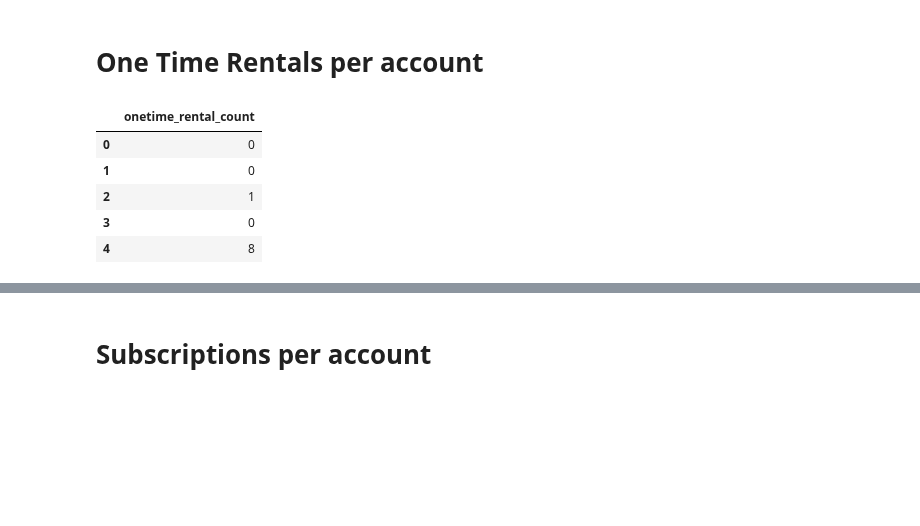
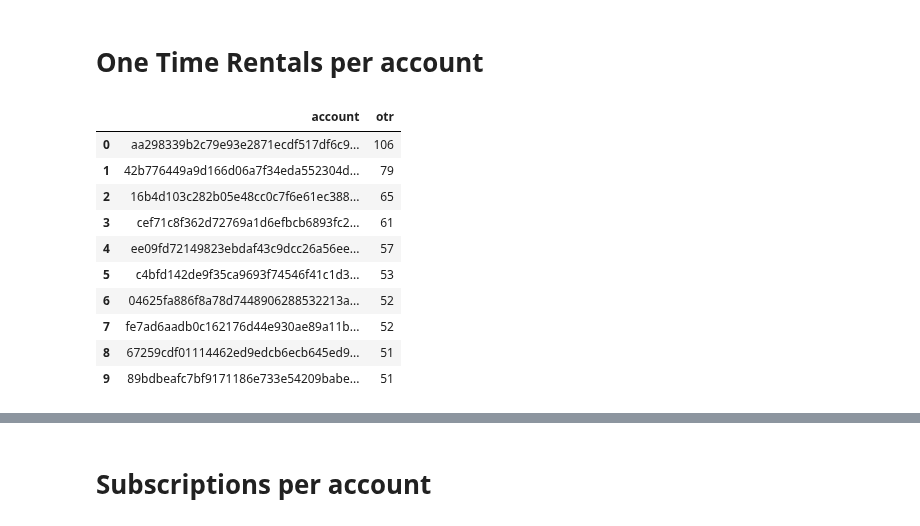
Before and after one commit to elisicke/Data-Analyst-Capstone-Project, a Jupyter notebook: EDA_phillipp.ipynb, the cells around one changed output, grey strips where cells are left out. Cells and saved outputs as stored; diff of their text form; code cells hidden in the pictures; blank space fills up the shorter version.

```diff
--- a/EDA_phillipp.ipynb
+++ b/EDA_phillipp.ipynb
@@ -115,11 +14,16 @@ schema = 'capstone_filmingo'
 # %% [markdown]
 # One Time Rentals per account
 # %%
-sf.get_dataframe(f' SELECT onetime_rental_count FROM {schema}.accounts').describe()
+sf.get_dataframe(f'SELECT account_key as account, onetime_rental_count as otr FROM {schema}.accounts ORDER BY otr DESC').head(10)
 # %% [output]
-|  | onetime_rental_count |
-| 0 | 0 |
-| 1 | 0 |
-| 2 | 1 |
-| 3 | 0 |
-| 4 | 8 |
+|  | account | otr |
+| 0 | aa298339b2c79e93e2871ecdf517df6c9... | 106 |
+| 1 | 42b776449a9d166d06a7f34eda552304d... | 79 |
+| 2 | 16b4d103c282b05e48cc0c7f6e61ec388... | 65 |
+| 3 | cef71c8f362d72769a1d6efbcb6893fc2... | 61 |
+| 4 | ee09fd72149823ebdaf43c9dcc26a56ee... | 57 |
+| 5 | c4bfd142de9f35ca9693f74546f41c1d3... | 53 |
+| 6 | 04625fa886f8a78d7448906288532213a... | 52 |
+| 7 | fe7ad6aadb0c162176d44e930ae89a11b... | 52 |
+| 8 | 67259cdf01114462ed9edcb6ecb645ed9... | 51 |
+| 9 | 89bdbeafc7bf9171186e733e54209babe... | 51 |
```
Also changed, not shown: parts of 25 cells of this notebook.
